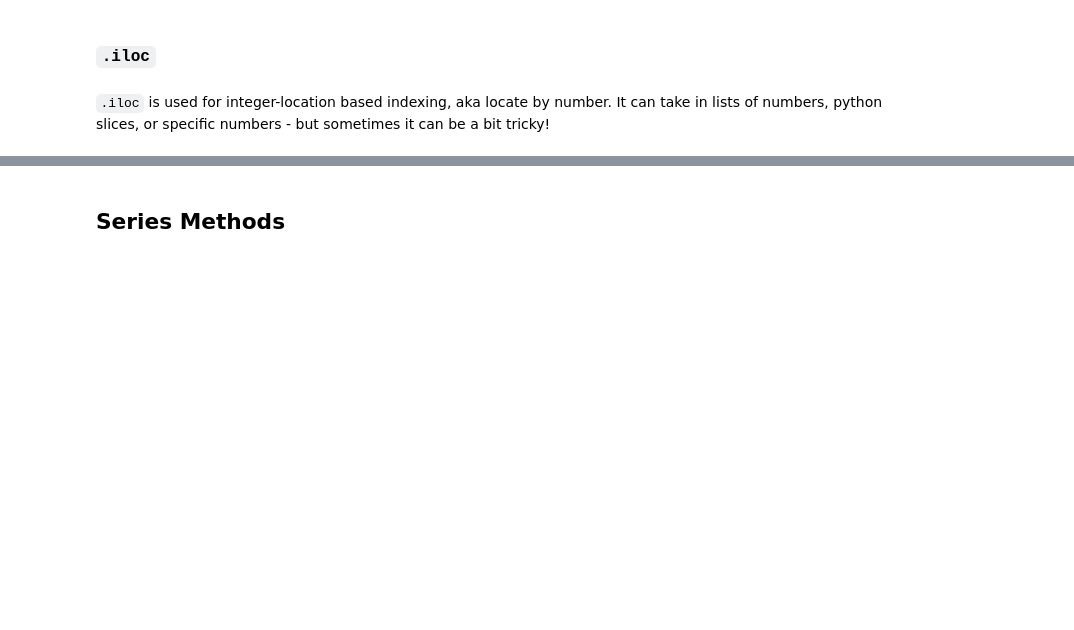
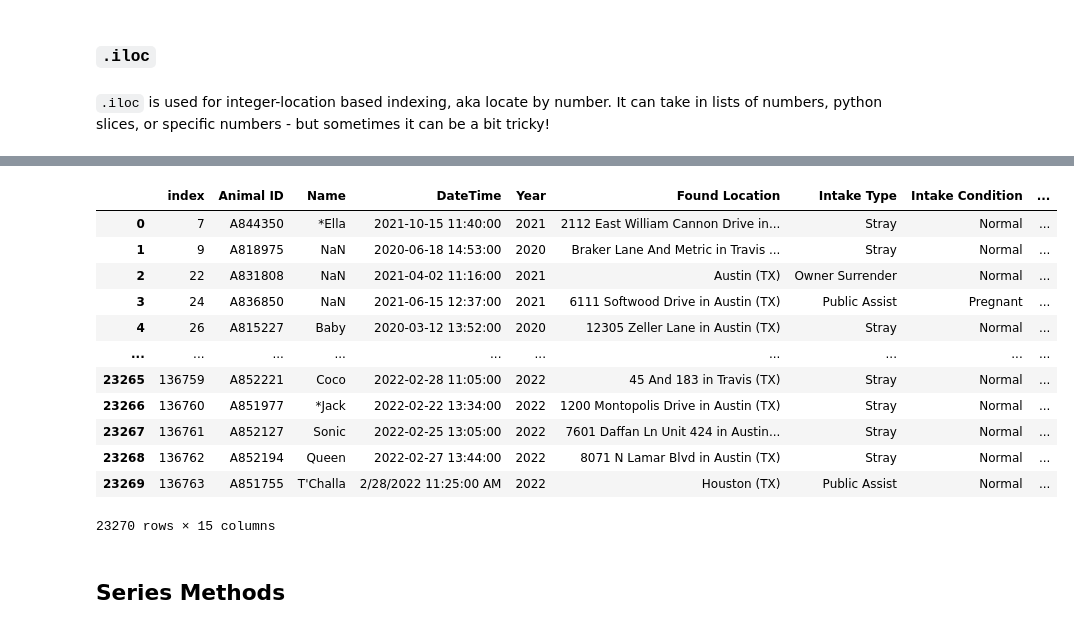
Before and after one commit to rbdaly16/NATL-DS-Live-062623, a Jupyter notebook: Phase1/Lectures/09-PandasDataframes.ipynb, the cells around one changed output, grey strips where cells are left out. Saved outputs shown, nothing was run; the diff lists cells and outputs as text; code cells hidden in the pictures; blank space fills up the shorter version.

```diff
--- a/Phase1/Lectures/09-PandasDataframes.ipynb
+++ b/Phase1/Lectures/09-PandasDataframes.ipynb
@@ -258,2 +725,5 @@ subset_2020 = None
+# %%
+subset_2020 = df_augmented[df_augmented['Year'] >= 2020]
+#don't need .loc
 # %%
 subset_2020.head()
@@ -320,3 +875,22 @@ None
+# %%
+#can reset index if want to keep things neater
+#can do drop=True if want to remove old indices
+#also has inplace argument
+subset_2020.reset_index()
+# %% [output]
+|  | index | Animal ID | Name | DateTime | Year | Found Location | Intake Type | Intake Condition | ... |
+| 0 | 7 | A844350 | *Ella | 2021-10-15 11:40:00 | 2021 | 2112 East William Cannon Drive in... | Stray | Normal | ... |
+| 1 | 9 | A818975 | NaN | 2020-06-18 14:53:00 | 2020 | Braker Lane And Metric in Travis ... | Stray | Normal | ... |
+| 2 | 22 | A831808 | NaN | 2021-04-02 11:16:00 | 2021 | Austin (TX) | Owner Surrender | Normal | ... |
+| 3 | 24 | A836850 | NaN | 2021-06-15 12:37:00 | 2021 | 6111 Softwood Drive in Austin (TX) | Public Assist | Pregnant | ... |
+| 4 | 26 | A815227 | Baby | 2020-03-12 13:52:00 | 2020 | 12305 Zeller Lane in Austin (TX) | Stray | Normal | ... |
+| ... | ... | ... | ... | ... | ... | ... | ... | ... | ... |
+| 23265 | 136759 | A852221 | Coco | 2022-02-28 11:05:00 | 2022 | 45 And 183 in Travis (TX) | Stray | Normal | ... |
+| 23266 | 136760 | A851977 | *Jack | 2022-02-22 13:34:00 | 2022 | 1200 Montopolis Drive in Austin (TX) | Stray | Normal | ... |
+| 23267 | 136761 | A852127 | Sonic | 2022-02-25 13:05:00 | 2022 | 7601 Daffan Ln Unit 424 in Austin... | Stray | Normal | ... |
+| 23268 | 136762 | A852194 | Queen | 2022-02-27 13:44:00 | 2022 | 8071 N Lamar Blvd in Austin (TX) | Stray | Normal | ... |
+| 23269 | 136763 | A851755 | T'Challa | 2/28/2022 11:25:00 AM | 2022 | Houston (TX) | Public Assist | Normal | ... |
+23270 rows × 15 columns
 # %% [markdown]
 ## Series Methods
 # %% [markdown]
```
Also changed, not shown: parts of 81 cells of this notebook.
